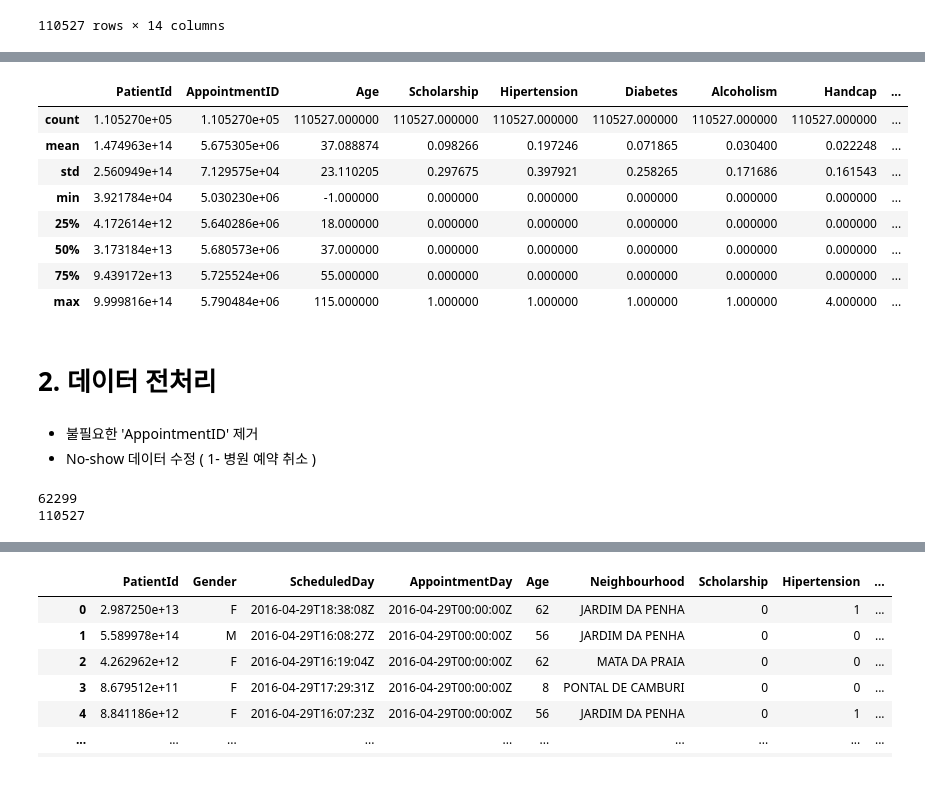
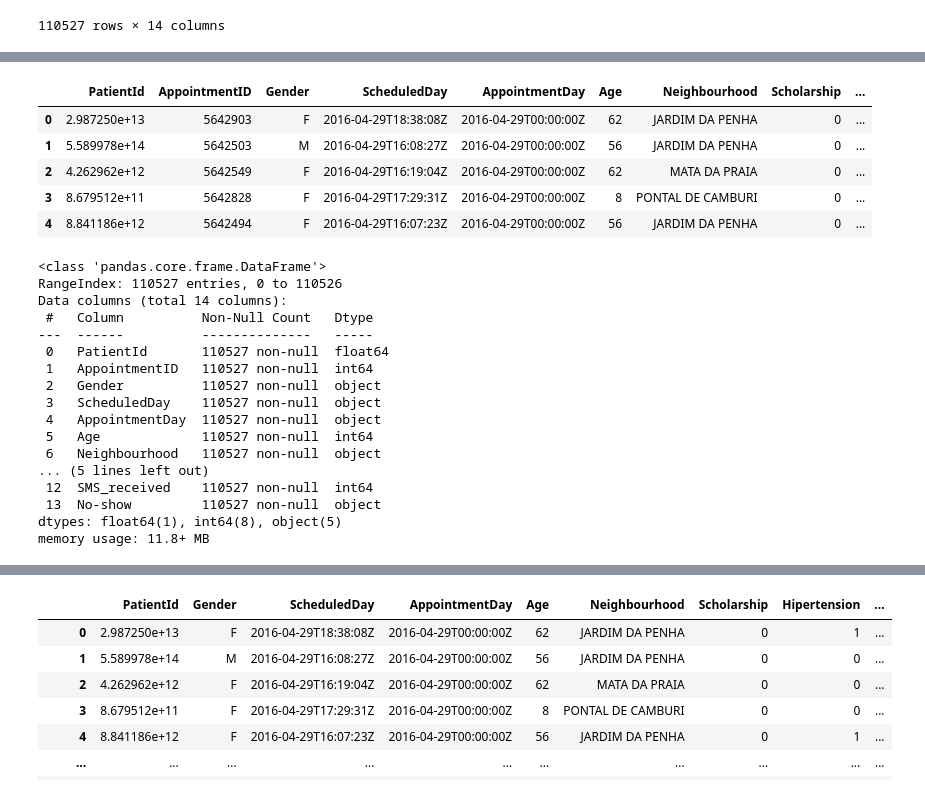
Before and after one commit to 5dongdong/PY_AI, a Jupyter notebook: NoShow_EDA_ysy.ipynb, the cells around one changed output, grey strips where cells are left out. Drawn from its saved outputs; the diff is of its cells as text; code cells hidden in the pictures.

```diff
--- a/NoShow_EDA_ysy.ipynb
+++ b/NoShow_EDA_ysy.ipynb
@@ -53,25 +30,29 @@ memory usage: 11.8+ MB
 # %%
-df.describe()
+df.head()
 # %% [output]
-|  | PatientId | AppointmentID | Age | Scholarship | Hipertension | Diabetes | Alcoholism | Handcap | ... |
-| count | 1.105270e+05 | 1.105270e+05 | 110527.000000 | 110527.000000 | 110527.000000 | 110527.000000 | 110527.000000 | 110527.000000 | ... |
-| mean | 1.474963e+14 | 5.675305e+06 | 37.088874 | 0.098266 | 0.197246 | 0.071865 | 0.030400 | 0.022248 | ... |
-| std | 2.560949e+14 | 7.129575e+04 | 23.110205 | 0.297675 | 0.397921 | 0.258265 | 0.171686 | 0.161543 | ... |
-| min | 3.921784e+04 | 5.030230e+06 | -1.000000 | 0.000000 | 0.000000 | 0.000000 | 0.000000 | 0.000000 | ... |
-| 25% | 4.172614e+12 | 5.640286e+06 | 18.000000 | 0.000000 | 0.000000 | 0.000000 | 0.000000 | 0.000000 | ... |
-| 50% | 3.173184e+13 | 5.680573e+06 | 37.000000 | 0.000000 | 0.000000 | 0.000000 | 0.000000 | 0.000000 | ... |
-| 75% | 9.439172e+13 | 5.725524e+06 | 55.000000 | 0.000000 | 0.000000 | 0.000000 | 0.000000 | 0.000000 | ... |
-| max | 9.999816e+14 | 5.790484e+06 | 115.000000 | 1.000000 | 1.000000 | 1.000000 | 1.000000 | 4.000000 | ... |
+|  | PatientId | AppointmentID | Gender | ScheduledDay | AppointmentDay | Age | Neighbourhood | Scholarship | ... |
+| 0 | 2.987250e+13 | 5642903 | F | 2016-04-29T18:38:08Z | 2016-04-29T00:00:00Z | 62 | JARDIM DA PENHA | 0 | ... |
+| 1 | 5.589978e+14 | 5642503 | M | 2016-04-29T16:08:27Z | 2016-04-29T00:00:00Z | 56 | JARDIM DA PENHA | 0 | ... |
+| 2 | 4.262962e+12 | 5642549 | F | 2016-04-29T16:19:04Z | 2016-04-29T00:00:00Z | 62 | MATA DA PRAIA | 0 | ... |
+| 3 | 8.679512e+11 | 5642828 | F | 2016-04-29T17:29:31Z | 2016-04-29T00:00:00Z | 8 | PONTAL DE CAMBURI | 0 | ... |
+| 4 | 8.841186e+12 | 5642494 | F | 2016-04-29T16:07:23Z | 2016-04-29T00:00:00Z | 56 | JARDIM DA PENHA | 0 | ... |
-# %% [markdown]
-# 2. 데이터 전처리
-# %% [markdown]
-
-
-*   불필요한 'AppointmentID' 제거
-*   No-show 데이터 수정 ( 1- 병원 예약 취소 )
-# %%
-print(len(df['PatientId'].unique()))  # 'PatientId' 열에서 고유한 값들의 개수
-print(len(df['AppointmentID'].unique()))  # 'AppointmentID' 열에서 고유한 값들의 개수
-# %% [output]
-62299
-110527
+# %%
+df.info()   # 결측치 : 데이터 누락 부분
+# %% [output]
+<class 'pandas.core.frame.DataFrame'>
+RangeIndex: 110527 entries, 0 to 110526
+Data columns (total 14 columns):
+ #   Column          Non-Null Count   Dtype
+---  ------          --------------   -----
+ 0   PatientId       110527 non-null  float64
+ 1   AppointmentID   110527 non-null  int64
+ 2   Gender          110527 non-null  object
+ 3   ScheduledDay    110527 non-null  object
+ 4   AppointmentDay  110527 non-null  object
+ 5   Age             110527 non-null  int64
+ 6   Neighbourhood   110527 non-null  object
+... (5 lines left out)
+ 12  SMS_received    110527 non-null  int64
+ 13  No-show         110527 non-null  object
+dtypes: float64(1), int64(8), object(5)
+memory usage: 11.8+ MB
```
Also changed, not shown: parts of 21 cells of this notebook.
